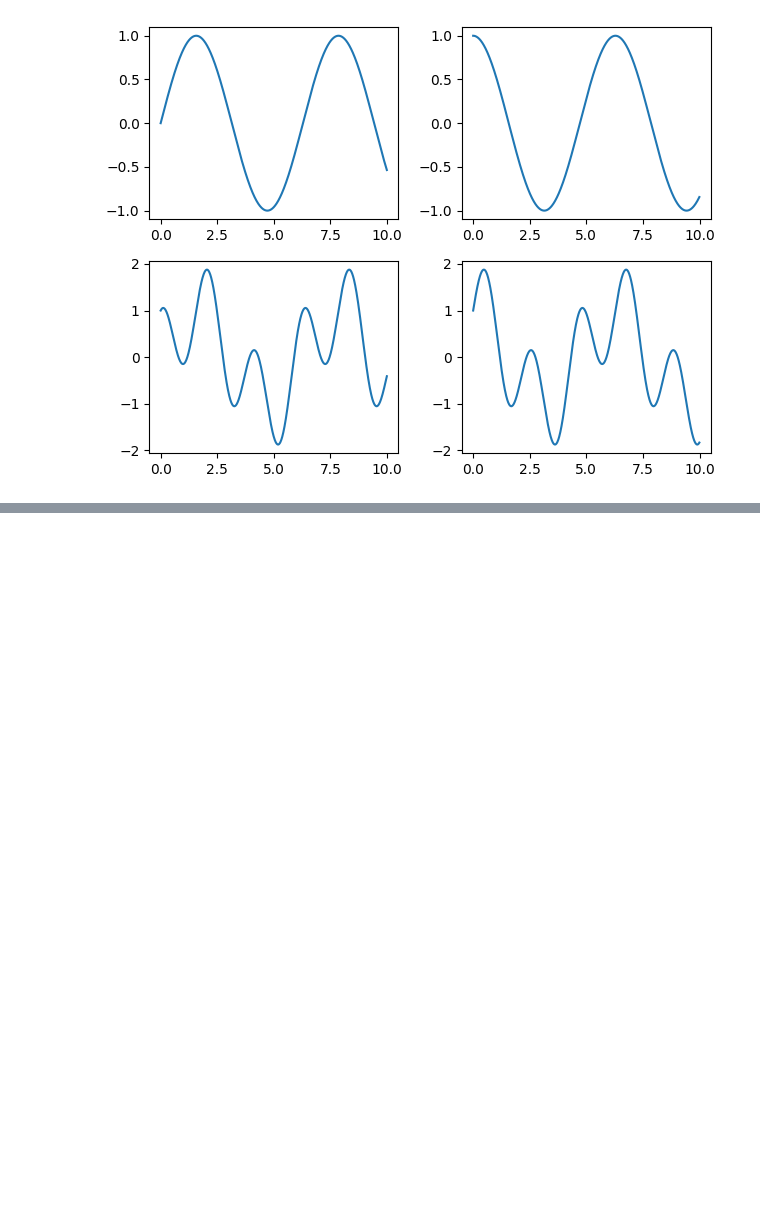
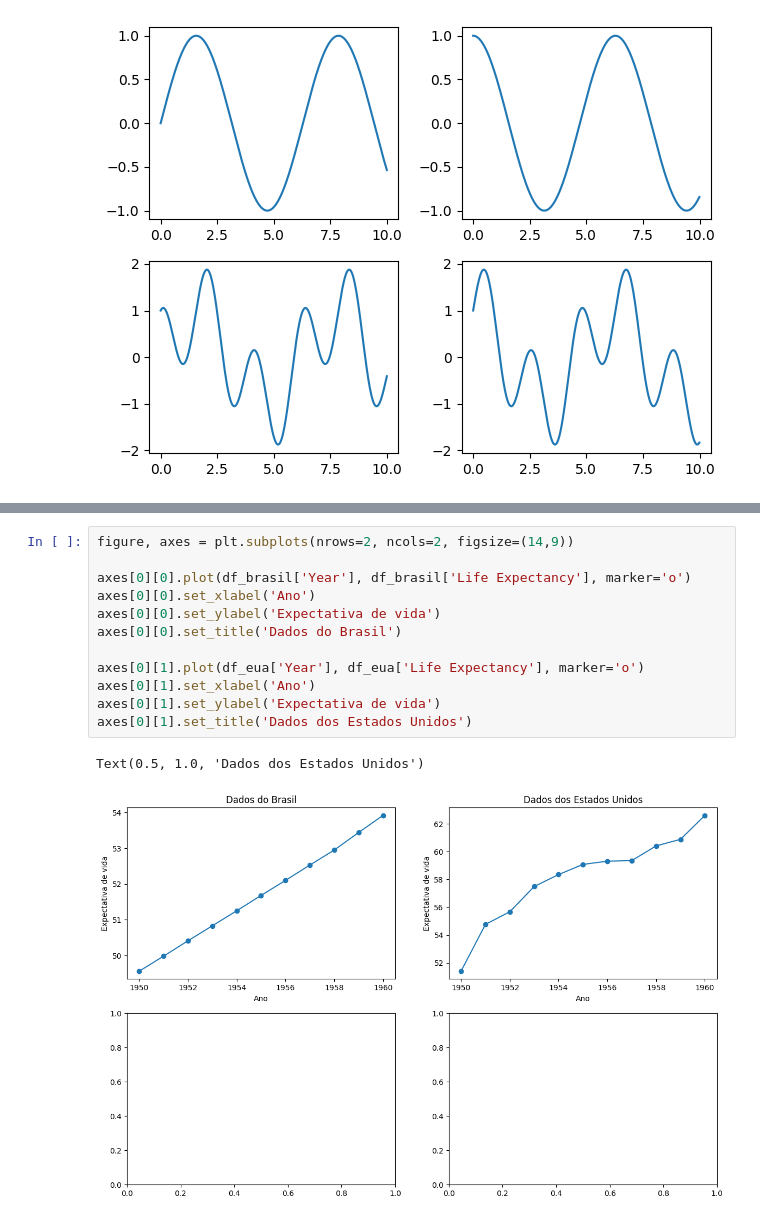
Before and after one commit to andre-jnr/DataScience, a Jupyter notebook: matplotlib.ipynb, the cells around one changed output, grey strips where cells are left out. Saved outputs shown, nothing was run; the diff lists cells and outputs as text; blank space fills up the shorter version.

```diff
--- a/matplotlib.ipynb
+++ b/matplotlib.ipynb
@@ -120,0 +234,15 @@ plt.tight_layout()
+# %%
+figure, axes = plt.subplots(nrows=2, ncols=2, figsize=(14,9))
+
+axes[0][0].plot(df_brasil['Year'], df_brasil['Life Expectancy'], marker='o')
+axes[0][0].set_xlabel('Ano')
+axes[0][0].set_ylabel('Expectativa de vida')
+axes[0][0].set_title('Dados do Brasil')
+
+axes[0][1].plot(df_eua['Year'], df_eua['Life Expectancy'], marker='o')
+axes[0][1].set_xlabel('Ano')
+axes[0][1].set_ylabel('Expectativa de vida')
+axes[0][1].set_title('Dados dos Estados Unidos')
+# %% [output]
+Text(0.5, 1.0, 'Dados dos Estados Unidos')
+[figure, added]
```
Also changed, not shown: parts of 16 cells of this notebook, 1 other file.
